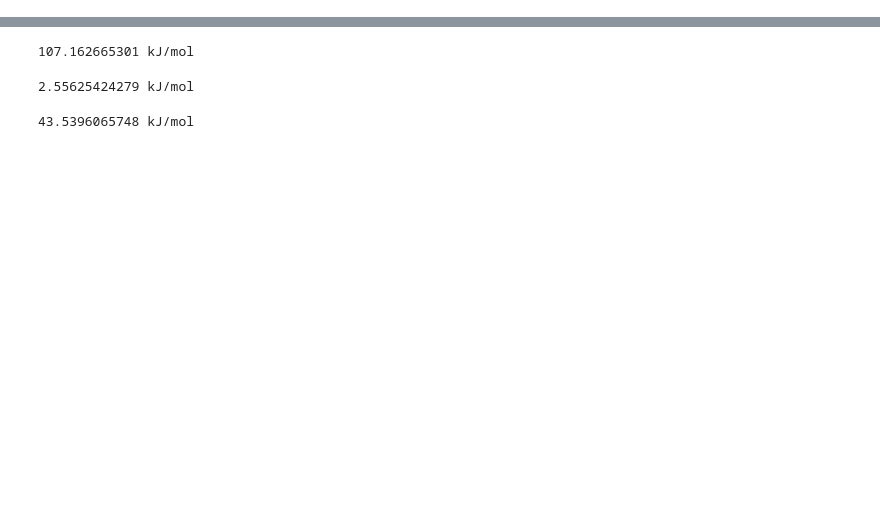
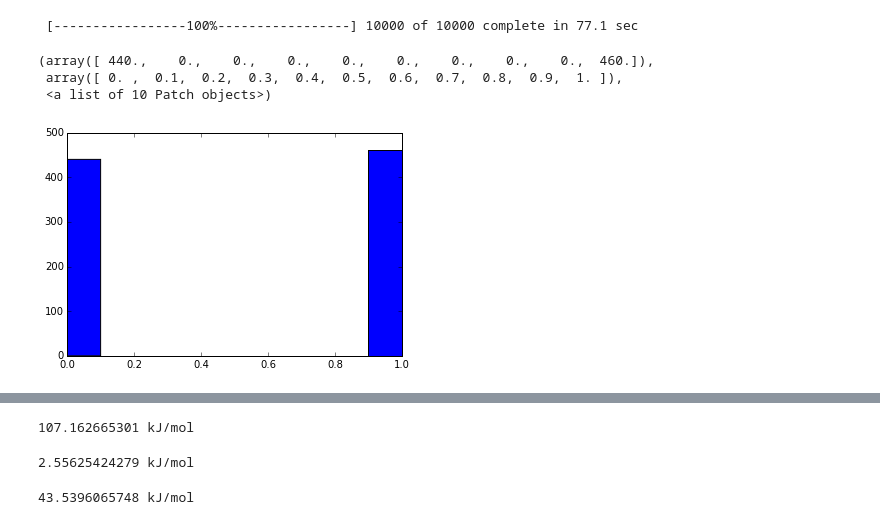
Before and after one commit to choderalab/torsionfit, a Jupyter notebook: examples/Example.ipynb, the cells around one changed output, grey strips where cells are left out. Saved outputs shown, nothing was run; the diff lists cells and outputs as text; code cells hidden in the pictures; blank space fills up the shorter version.

```diff
--- a/examples/Example.ipynb
+++ b/examples/Example.ipynb
@@ -10,2 +14,9 @@ from chemistry.charmm.parameters import CharmmParameterSet
 # %%
-param = CharmmParameterSet('../charmm_ff/top_all36_cgenff.rtf', '../charmm_ff/par_all36_cgenff.prm', '../structures/Cy3/Cy3.str', '../structures/Cy3B/Cy3B.str', '../structures/Pyrrol/pyrrol.str')
+param = CharmmParameterSet('../charmm_ff/top_all36_cgenff.rtf', '../charmm_ff/par_all36_cgenff.prm')
+stream = '../structures/Pyrrol/pyrrol.str'
+
+model = TorsionFitModel.TorsionFitModel(param, stream, ['pyrrol'])
+mcmc = MCMC(model)
+sample = mcmc.sample(iter=10000, burn=1000, thin=10)
+# %% [output]
+ [-----------------100%-----------------] 10000 of 10000 complete in 77.1 sec
@@ -11,0 +28,7 @@ param = CharmmParameterSet('../charmm_ff/top_all36_cgenff.rtf', '../charmm_ff/pa
+# %%
+plt.hist(mcmc.trace('CG251O_NG3C51_CG2R51_CG2R51_1_Phase')[:])
+# %% [output]
+(array([ 440.,    0.,    0.,    0.,    0.,    0.,    0.,    0.,    0.,  460.]),
+ array([ 0. ,  0.1,  0.2,  0.3,  0.4,  0.5,  0.6,  0.7,  0.8,  0.9,  1. ]),
+ <a list of 10 Patch objects>)
+[figure, added]
```
Also changed, not shown: parts of 5 cells of this notebook.
